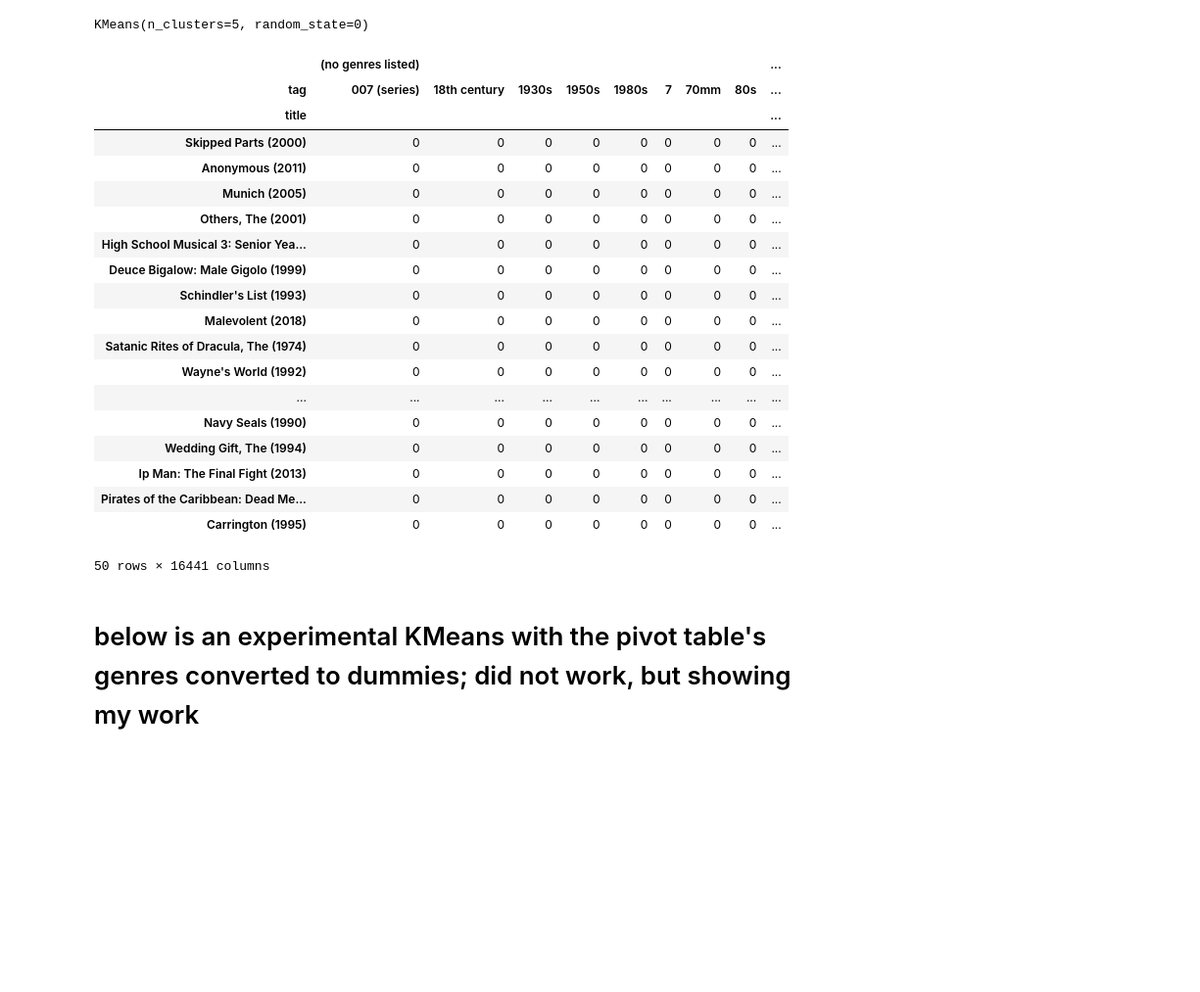
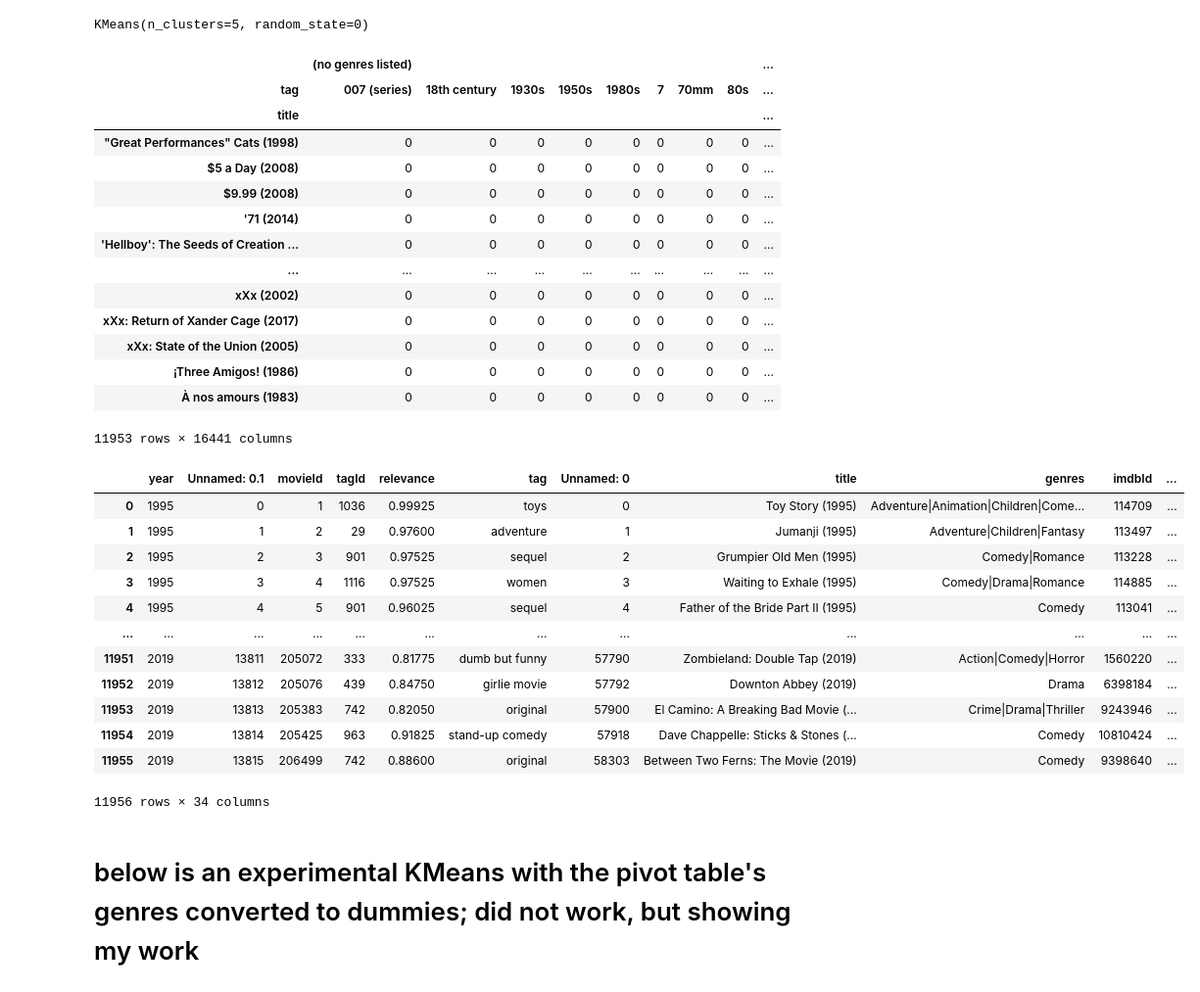
Before and after one commit to BartBachrach/Yellow_Project, a Jupyter notebook: ML_Prototype.ipynb, the cells around one changed output. Shown at 98% size. Cells and saved outputs as stored; diff of their text form; code cells hidden in the pictures; blank space fills up the shorter version.

Commit message:
scaled down final dataframe for deployment to database

```diff
--- a/ML_Prototype.ipynb
+++ b/ML_Prototype.ipynb
@@ -492,28 +507,45 @@ KMeans(n_clusters=5, random_state=0)
 model.fit_predict(table_df)
 table_df['class'] = model.labels_
 # taking a random sample from dataframe to see how it turned out
-table_df.sample(n=50, random_state=0)
+table_df
 # %% [output]
 |  | (no genres listed) |  |  |  |  |  |  |  | ... |
 | tag | 007 (series) | 18th century | 1930s | 1950s | 1980s | 7 | 70mm | 80s | ... |
 | title |  |  |  |  |  |  |  |  | ... |
-| Skipped Parts (2000) | 0 | 0 | 0 | 0 | 0 | 0 | 0 | 0 | ... |
-| Anonymous (2011) | 0 | 0 | 0 | 0 | 0 | 0 | 0 | 0 | ... |
-| Munich (2005) | 0 | 0 | 0 | 0 | 0 | 0 | 0 | 0 | ... |
-| Others, The (2001) | 0 | 0 | 0 | 0 | 0 | 0 | 0 | 0 | ... |
-| High School Musical 3: Senior Yea... | 0 | 0 | 0 | 0 | 0 | 0 | 0 | 0 | ... |
-| Deuce Bigalow: Male Gigolo (1999) | 0 | 0 | 0 | 0 | 0 | 0 | 0 | 0 | ... |
-| Schindler's List (1993) | 0 | 0 | 0 | 0 | 0 | 0 | 0 | 0 | ... |
-| Malevolent (2018) | 0 | 0 | 0 | 0 | 0 | 0 | 0 | 0 | ... |
-| Satanic Rites of Dracula, The (1974) | 0 | 0 | 0 | 0 | 0 | 0 | 0 | 0 | ... |
-| Wayne's World (1992) | 0 | 0 | 0 | 0 | 0 | 0 | 0 | 0 | ... |
+| "Great Performances" Cats (1998) | 0 | 0 | 0 | 0 | 0 | 0 | 0 | 0 | ... |
+| $5 a Day (2008) | 0 | 0 | 0 | 0 | 0 | 0 | 0 | 0 | ... |
+| $9.99 (2008) | 0 | 0 | 0 | 0 | 0 | 0 | 0 | 0 | ... |
+| '71 (2014) | 0 | 0 | 0 | 0 | 0 | 0 | 0 | 0 | ... |
+| 'Hellboy': The Seeds of Creation ... | 0 | 0 | 0 | 0 | 0 | 0 | 0 | 0 | ... |
 | ... | ... | ... | ... | ... | ... | ... | ... | ... | ... |
-| Navy Seals (1990) | 0 | 0 | 0 | 0 | 0 | 0 | 0 | 0 | ... |
-| Wedding Gift, The (1994) | 0 | 0 | 0 | 0 | 0 | 0 | 0 | 0 | ... |
-| Ip Man: The Final Fight (2013) | 0 | 0 | 0 | 0 | 0 | 0 | 0 | 0 | ... |
-| Pirates of the Caribbean: Dead Me... | 0 | 0 | 0 | 0 | 0 | 0 | 0 | 0 | ... |
-| Carrington (1995) | 0 | 0 | 0 | 0 | 0 | 0 | 0 | 0 | ... |
+| xXx (2002) | 0 | 0 | 0 | 0 | 0 | 0 | 0 | 0 | ... |
+| xXx: Return of Xander Cage (2017) | 0 | 0 | 0 | 0 | 0 | 0 | 0 | 0 | ... |
+| xXx: State of the Union (2005) | 0 | 0 | 0 | 0 | 0 | 0 | 0 | 0 | ... |
+| ¡Three Amigos! (1986) | 0 | 0 | 0 | 0 | 0 | 0 | 0 | 0 | ... |
+| À nos amours (1983) | 0 | 0 | 0 | 0 | 0 | 0 | 0 | 0 | ... |
-50 rows × 16441 columns
+11953 rows × 16441 columns
+# %%
+title_class = pd.DataFrame(table_df['class'])
+title_class.loc[title_class['class'] == 0].head(50)
+
+website_df = pd.merge(yellow_team_years_df, title_class, on='title')
+sample_table2 = website_df.sample(n=1000, random_state=0)
+sample_table2.to_csv('/Users/adambachrach/Desktop/Yellow_Project/sample_table2.csv')
+website_df
+# %% [output]
+|  | year | Unnamed: 0.1 | movieId | tagId | relevance | tag | Unnamed: 0 | title | genres | imdbId | ... |
+| 0 | 1995 | 0 | 1 | 1036 | 0.99925 | toys | 0 | Toy Story (1995) | Adventure|Animation|Children|Come... | 114709 | ... |
+| 1 | 1995 | 1 | 2 | 29 | 0.97600 | adventure | 1 | Jumanji (1995) | Adventure|Children|Fantasy | 113497 | ... |
+| 2 | 1995 | 2 | 3 | 901 | 0.97525 | sequel | 2 | Grumpier Old Men (1995) | Comedy|Romance | 113228 | ... |
+| 3 | 1995 | 3 | 4 | 1116 | 0.97525 | women | 3 | Waiting to Exhale (1995) | Comedy|Drama|Romance | 114885 | ... |
+| 4 | 1995 | 4 | 5 | 901 | 0.96025 | sequel | 4 | Father of the Bride Part II (1995) | Comedy | 113041 | ... |
+| ... | ... | ... | ... | ... | ... | ... | ... | ... | ... | ... | ... |
+| 11951 | 2019 | 13811 | 205072 | 333 | 0.81775 | dumb but funny | 57790 | Zombieland: Double Tap (2019) | Action|Comedy|Horror | 1560220 | ... |
+| 11952 | 2019 | 13812 | 205076 | 439 | 0.84750 | girlie movie | 57792 | Downton Abbey (2019) | Drama | 6398184 | ... |
+| 11953 | 2019 | 13813 | 205383 | 742 | 0.82050 | original | 57900 | El Camino: A Breaking Bad Movie (... | Crime|Drama|Thriller | 9243946 | ... |
+| 11954 | 2019 | 13814 | 205425 | 963 | 0.91825 | stand-up comedy | 57918 | Dave Chappelle: Sticks & Stones (... | Comedy | 10810424 | ... |
+| 11955 | 2019 | 13815 | 206499 | 742 | 0.88600 | original | 58303 | Between Two Ferns: The Movie (2019) | Comedy | 9398640 | ... |
+11956 rows × 34 columns
 # %% [markdown]
 # below is an experimental KMeans with the pivot table's genres converted to dummies; did not work, but showing my work
 # %%
```
Also changed, not shown: parts of 6 cells of this notebook.
